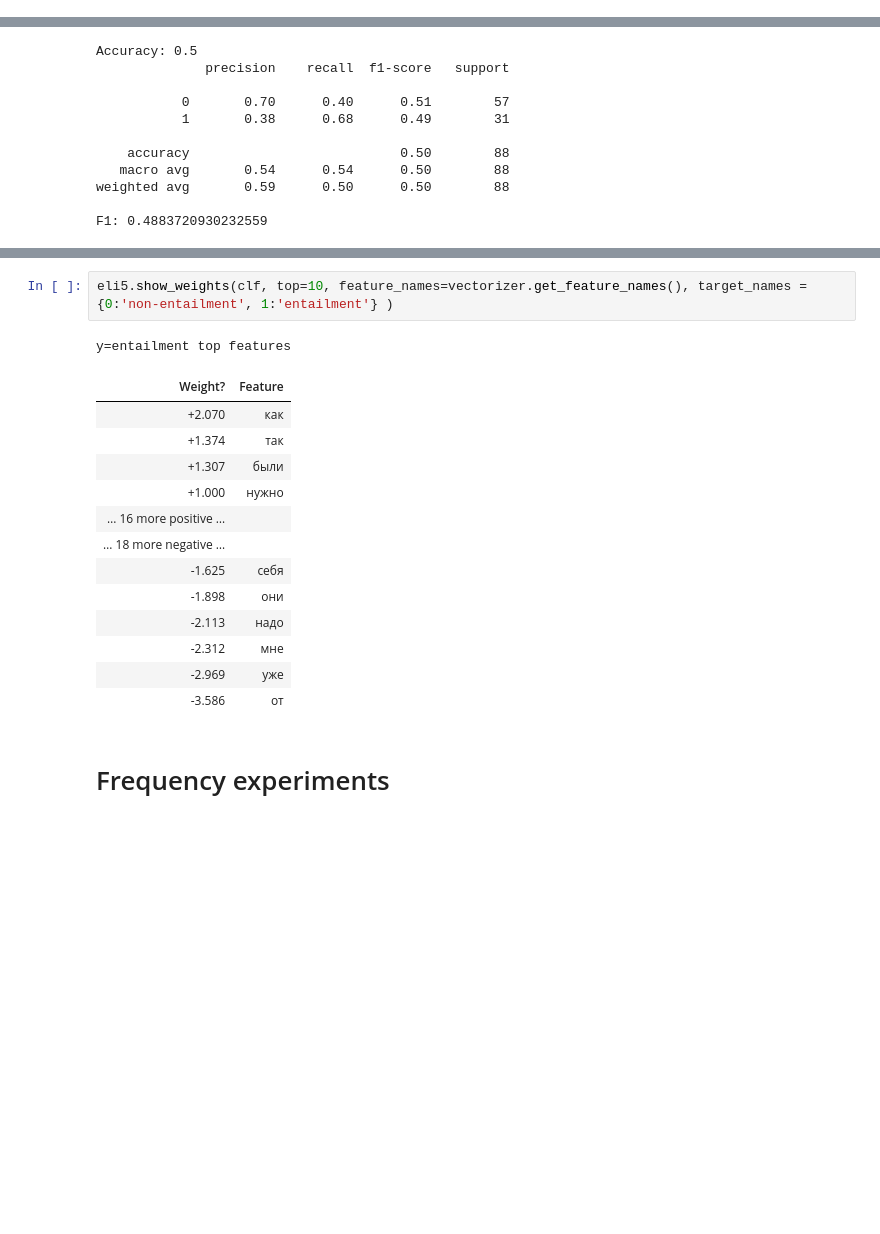
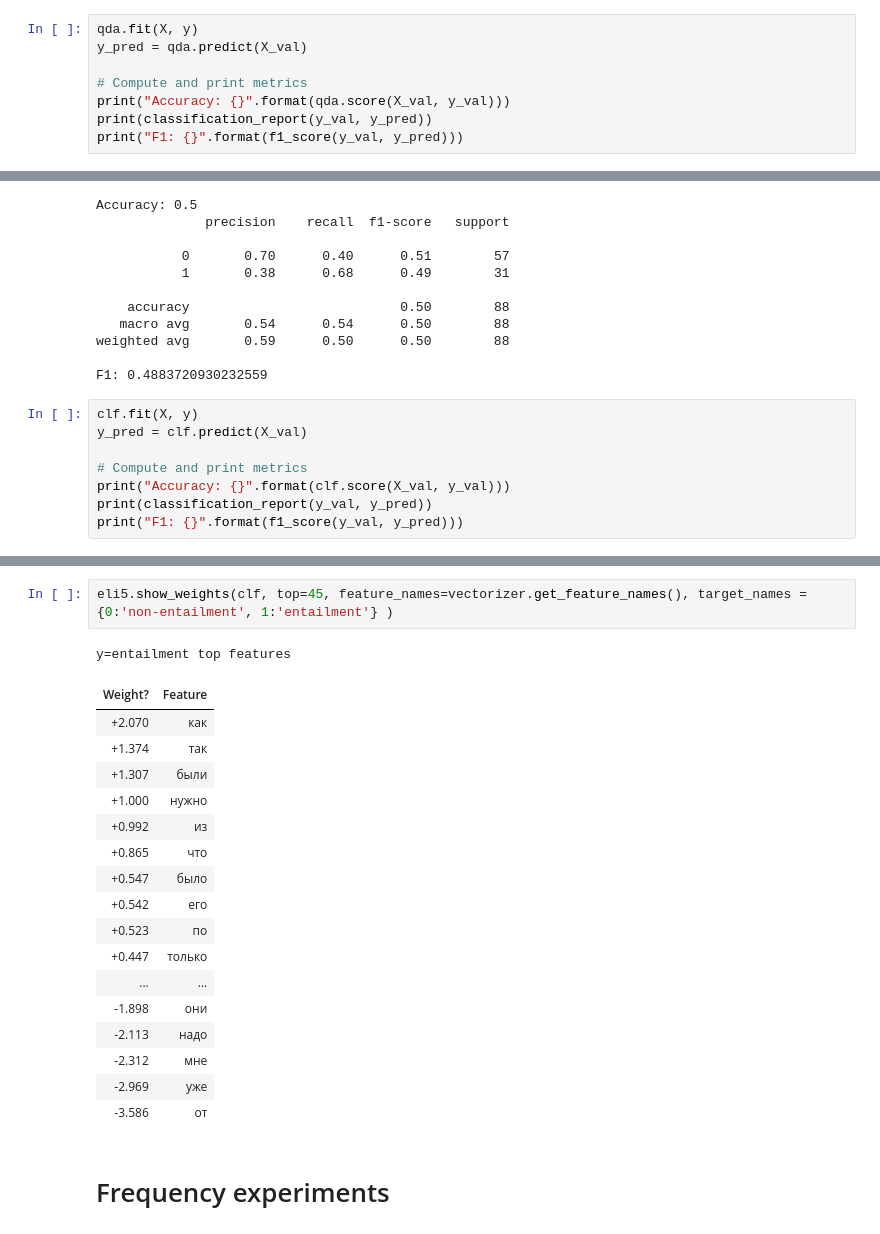
Before and after one commit to tatiana-iazykova/2020_HACK_RUSSIANSUPERGLUE, a Jupyter notebook: RSG_RCB.ipynb, the cells around one changed output, grey strips where cells are left out. Cells and saved outputs as stored; diff of their text form; blank space fills up the shorter version.

```diff
--- a/RSG_RCB.ipynb
+++ b/RSG_RCB.ipynb
@@ -418,3 +466,11 @@ Accuracy: 0.6590909090909091
 weighted avg       0.65      0.66      0.66        88
 
 F1: 0.5000000000000001
+# %%
+qda.fit(X, y)
+y_pred = qda.predict(X_val)
+
+# Compute and print metrics
+print("Accuracy: {}".format(qda.score(X_val, y_val)))
+print(classification_report(y_val, y_pred))
+print("F1: {}".format(f1_score(y_val, y_pred)))
@@ -452,3 +520,11 @@ Accuracy: 0.5
 weighted avg       0.59      0.50      0.50        88
 
 F1: 0.4883720930232559
+# %%
+clf.fit(X, y)
+y_pred = clf.predict(X_val)
+
+# Compute and print metrics
+print("Accuracy: {}".format(clf.score(X_val, y_val)))
+print(classification_report(y_val, y_pred))
+print("F1: {}".format(f1_score(y_val, y_pred)))
@@ -455,15 +543,19 @@ F1: 0.4883720930232559
 # %%
-eli5.show_weights(clf, top=10, feature_names=vectorizer.get_feature_names(), target_names = {0:'non-entailment', 1:'entailment'} )
+eli5.show_weights(clf, top=45, feature_names=vectorizer.get_feature_names(), target_names = {0:'non-entailment', 1:'entailment'} )
 # %% [output]
 y=entailment top features
 | Weight? | Feature |
 | +2.070 | как |
 | +1.374 | так |
 | +1.307 | были |
 | +1.000 | нужно |
-| … 16 more positive … |  |
-| … 18 more negative … |  |
-| -1.625 | себя |
+| +0.992 | из |
+| +0.865 | что |
+| +0.547 | было |
+| +0.542 | его |
+| +0.523 | по |
+| +0.447 | только |
+| ... | ... |
 | -1.898 | они |
 | -2.113 | надо |
 | -2.312 | мне |
```
Also changed, not shown: parts of 11 cells of this notebook.
